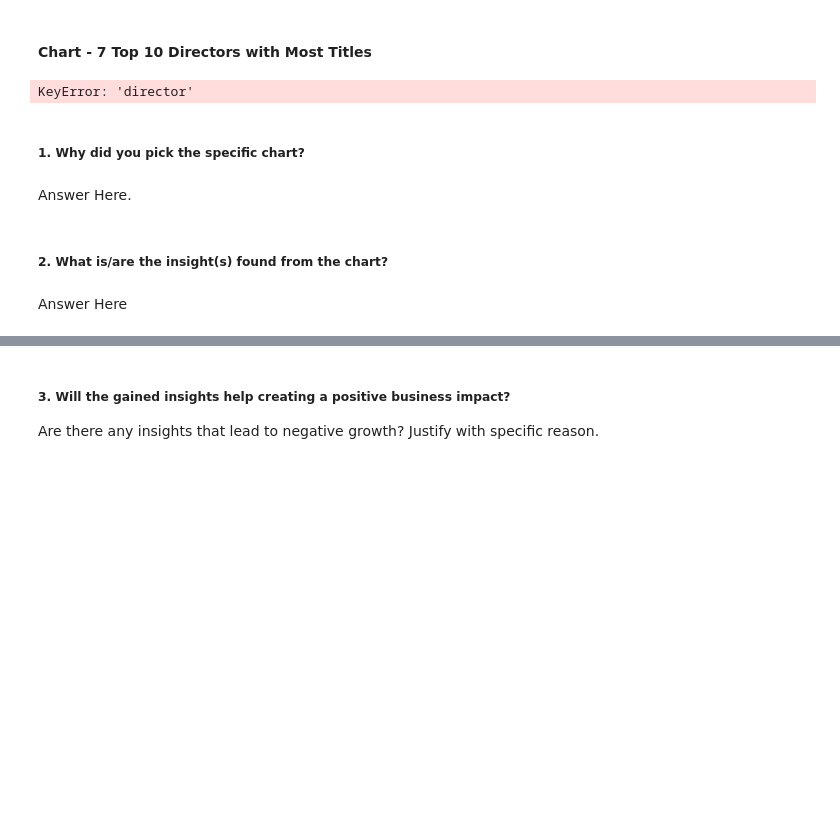
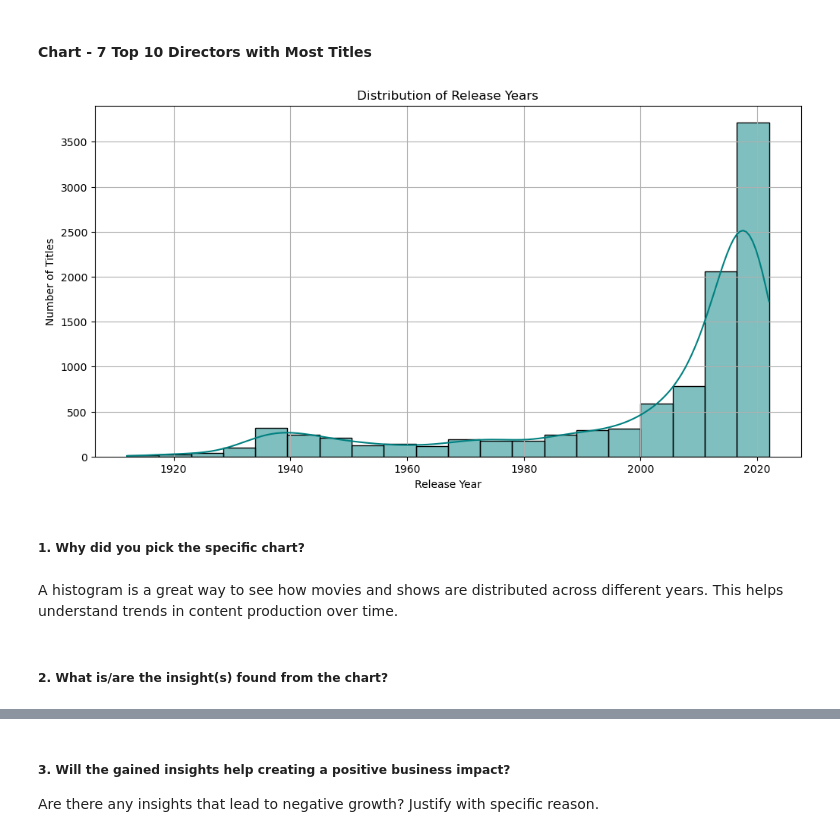
Before and after one commit to Shanmuganathan2004/Labmentix-Internship, a Jupyter notebook: WEEK-2/ML-week2-submission.ipynb, the cells around one changed output, grey strips where cells are left out. Cells and saved outputs as stored; diff of their text form; code cells hidden in the pictures; blank space fills up the shorter version.

```diff
--- a/WEEK-2/ML-week2-submission.ipynb
+++ b/WEEK-2/ML-week2-submission.ipynb
@@ -595,36 +477,23 @@ Are there any insights that lead to negative growth? Justify with specific reaso
 * Production Planning: Optimize runtimes for better audience reception.
 # %% [markdown]
 #### Chart - 7 Top 10 Directors with Most Titles
-# %%
-# Chart - 7 visualization code
-# Check the data type of the 'director' column
-print(titles_df['director'].dtype)
-
-# Convert to string and split if needed
-titles_df['director'] = titles_df['director'].astype(str).str.split(',')  # Convert to list format if needed
-
-# Flatten the list of directors and remove 'nan' values
-directors_list = titles_df.explode('director')['director'].str.strip().dropna()
-
-# Count occurrences
-director_counts = directors_list.value_counts().head(10)
-
-
-# Plot bar chart
-plt.figure(figsize=(12, 6))
-sns.barplot(x=director_counts.values, y=director_counts.index, palette='magma')
-plt.title('Top 10 Directors with Most Titles')
-plt.xlabel('Number of Titles')
-plt.ylabel('Director')
-plt.grid(True)
-plt.show()
-# %% [output]
-KeyError: 'director'
+# %%
+# Ensure the 'release_year' column exists
+if 'release_year' in titles_df.columns:
+    plt.figure(figsize=(12, 6))
+    sns.histplot(titles_df['release_year'].dropna(), bins=20, kde=True, color='teal')
+    plt.title('Distribution of Release Years')
+    plt.xlabel('Release Year')
+    plt.ylabel('Number of Titles')
+    plt.grid(True)
+    plt.show()
+else:
+    print(" Column 'release_year' not found in the dataset! Check dataset columns.")
+# %% [output]
+[figure, added]
 # %% [markdown]
 ##### 1. Why did you pick the specific chart?
-# %% [markdown]
-Answer Here.
+# %% [markdown]
+A histogram is a great way to see how movies and shows are distributed across different years. This helps understand trends in content production over time.
 # %% [markdown]
 ##### 2. What is/are the insight(s) found from the chart?
-# %% [markdown]
-Answer Here
```
Also changed, not shown: parts of 65 cells of this notebook.
